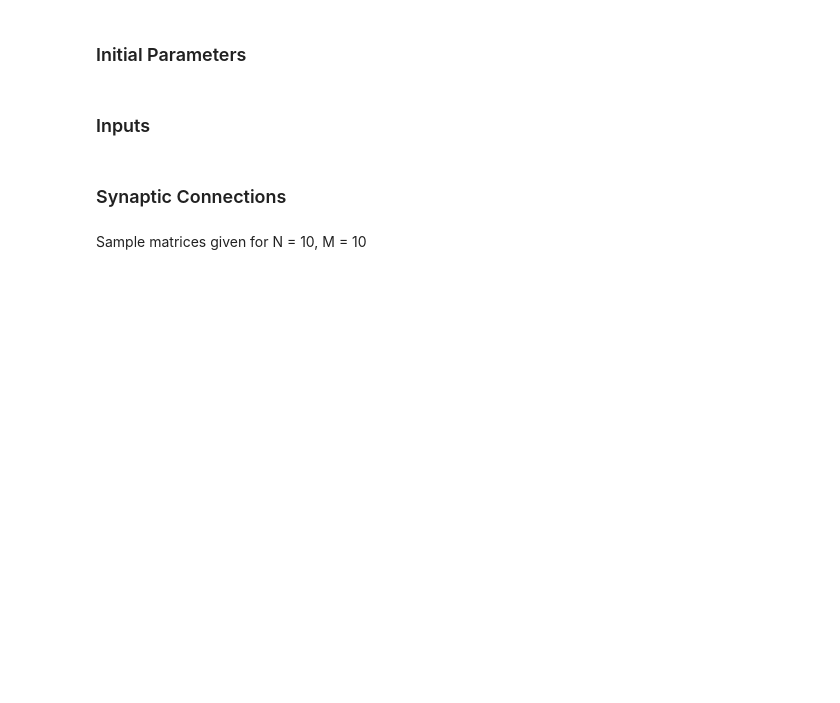
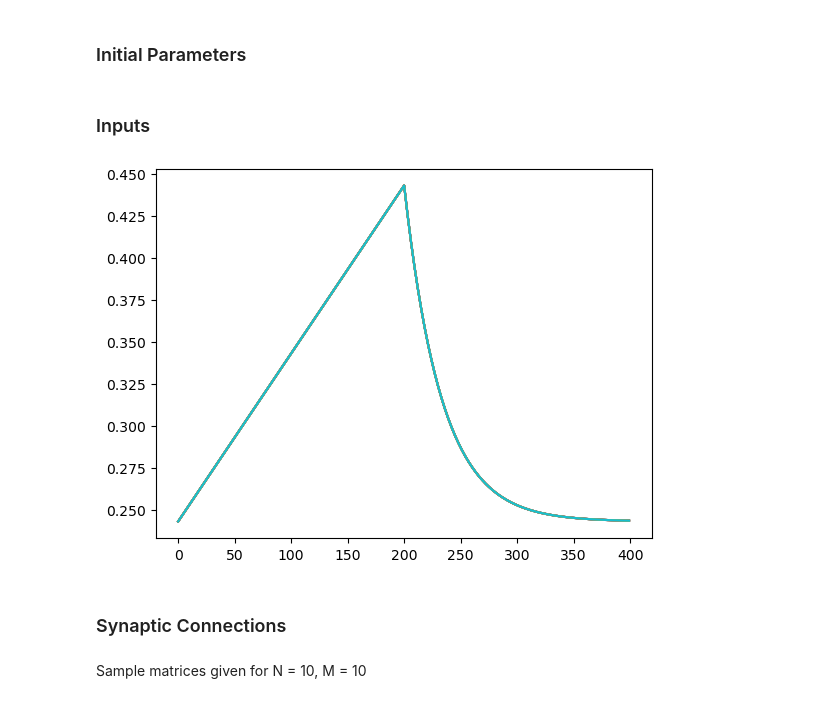
Before and after one commit to jhsieh731/23_research, a Jupyter notebook: 1989_Li.ipynb, the cells around one changed output. Drawn from its saved outputs; the diff is of its cells as text; code cells hidden in the pictures; blank space fills up the shorter version.

```diff
--- a/1989_Li.ipynb
+++ b/1989_Li.ipynb
@@ -23,28 +26,33 @@ cycles = 1
 # %%
 # background input
 I_bg = 0.243 # make random
 
 def generate_m_input(p):
-    P = np.random.binomial(1, .5, N)
+    P = np.random.binomial(1, p_prob, N)
 
     # mitral cell inputs
     I_odor = np.zeros((cycles * t_total, N))  # t x N
     for c in range(cycles):
         for i in range(N):
             P_odor = P[i]
             for j in range(t_total):
                 if j >= t_inhale and j <= t_exhale:
                     I_odor[j + t_total * c][i] = P_odor * (j - t_inhale)/1000 + I_odor[t_inhale][i]
                 if j > t_exhale:
                     I_odor[j + t_total * c][i] = I_odor[t_exhale][i] * \
                         pow(np.e, -(j-t_exhale)/tau_exhale)
     I = (p * I_odor + I_bg)
     return I
 
+I = generate_m_input(1)
+plt.plot(I)
+
 # granule cell inputs
 def generate_ic_input(v):
     I_c = v
     return I_c
+# %% [output]
+[figure, added]
 # %% [markdown]
 ### Synaptic Connections
 # %%
```
Also changed, not shown: parts of 19 cells of this notebook.
